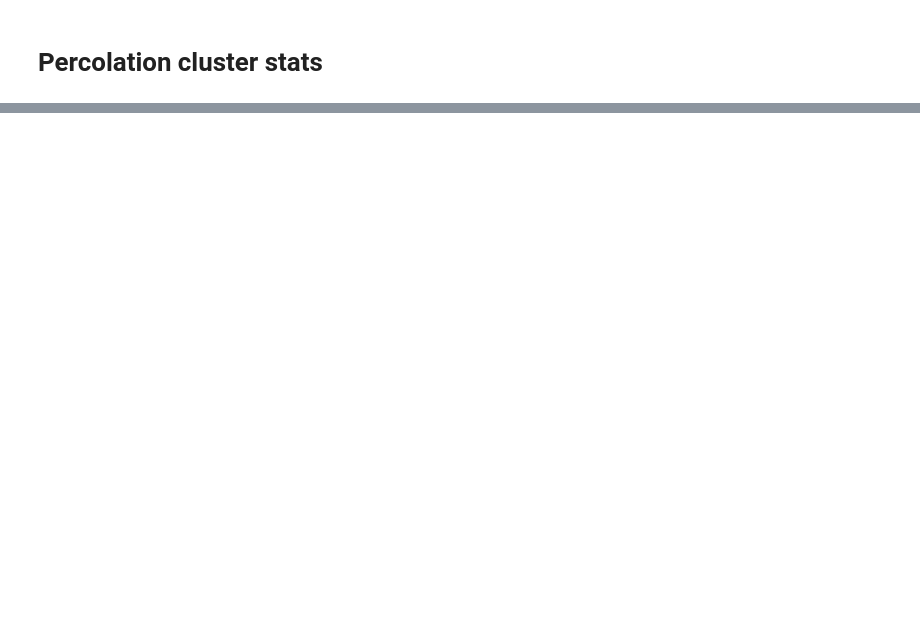
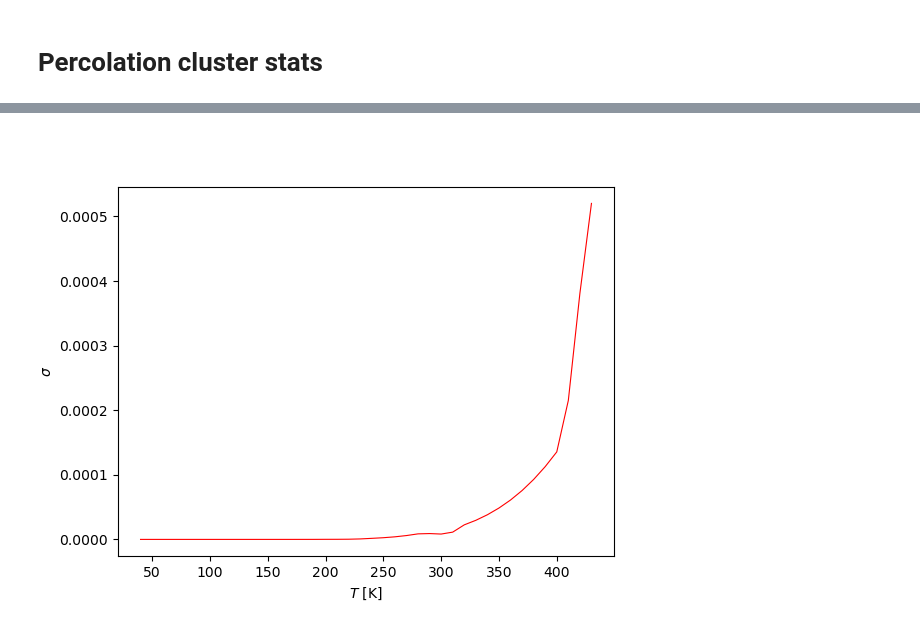
Before and after one commit to ngastellu/percolate_mac, a Jupyter notebook: analysis.ipynb, the cells around one changed output, grey strips where cells are left out. Drawn from its saved outputs; the diff is of its cells as text; code cells hidden in the pictures; blank space fills up the shorter version.

```diff
--- a/analysis.ipynb
+++ b/analysis.ipynb
@@ -92,0 +109,12 @@ davg_T[np.argmin(np.abs(davg_T-80))]
+# %%
+def get_sigma(dcrits,nbins=30):
+    hist, bin_edges = np.histogram(dcrits,bins=nbins,density=True)
+    bin_inds = np.sum(dcrits[:,None] > bin_edges,axis=1) - 1
+    f = hist[bin_inds] * np.exp(-dcrits)
+    return np.max(f)
+
+sigmas = np.array([get_sigma(d) for d in dcrits.T])
+print(sigmas.shape)
+dat = np.vstack((temps, sigmas))
+print(dat)
+np.save("sigma_v_T.npy",dat)
@@ -92,0 +139,9 @@ davg_T[np.argmin(np.abs(davg_T-80))]
+# %%
+fig, ax  = plt.subplots()
+
+ax.plot(temps,sigmas,'r-',lw=0.8)
+ax.set_xlabel('$T$ [K]')
+ax.set_ylabel('$\sigma$')
+plt.show()
+# %% [output]
+[figure, added]
```
Also changed, not shown: parts of 13 cells of this notebook, 3 other files.
